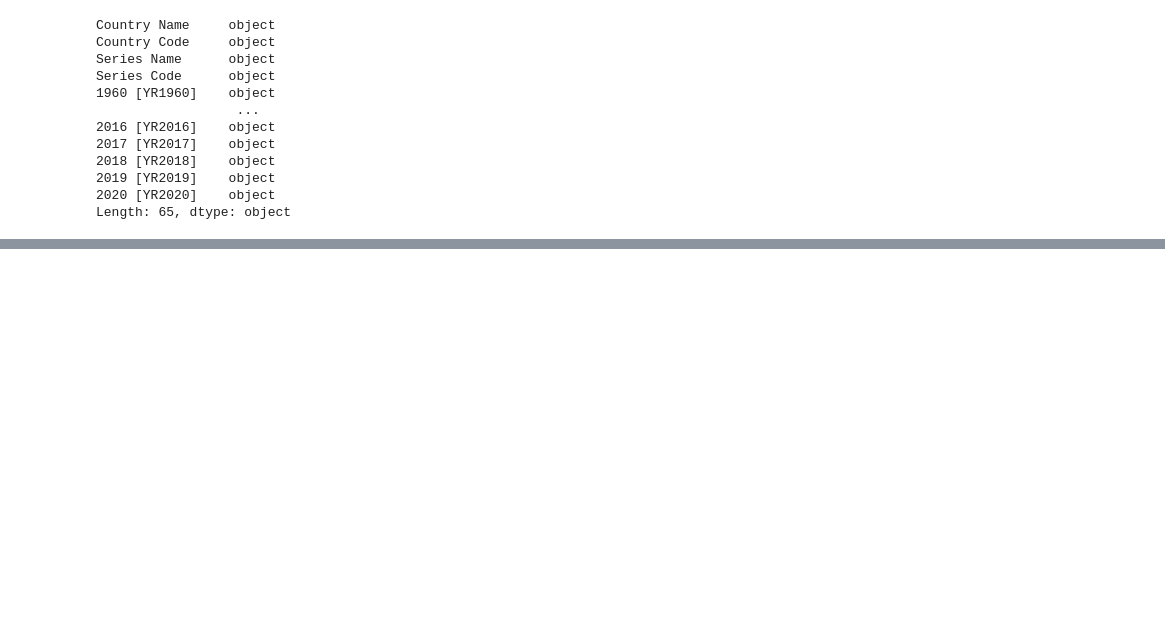
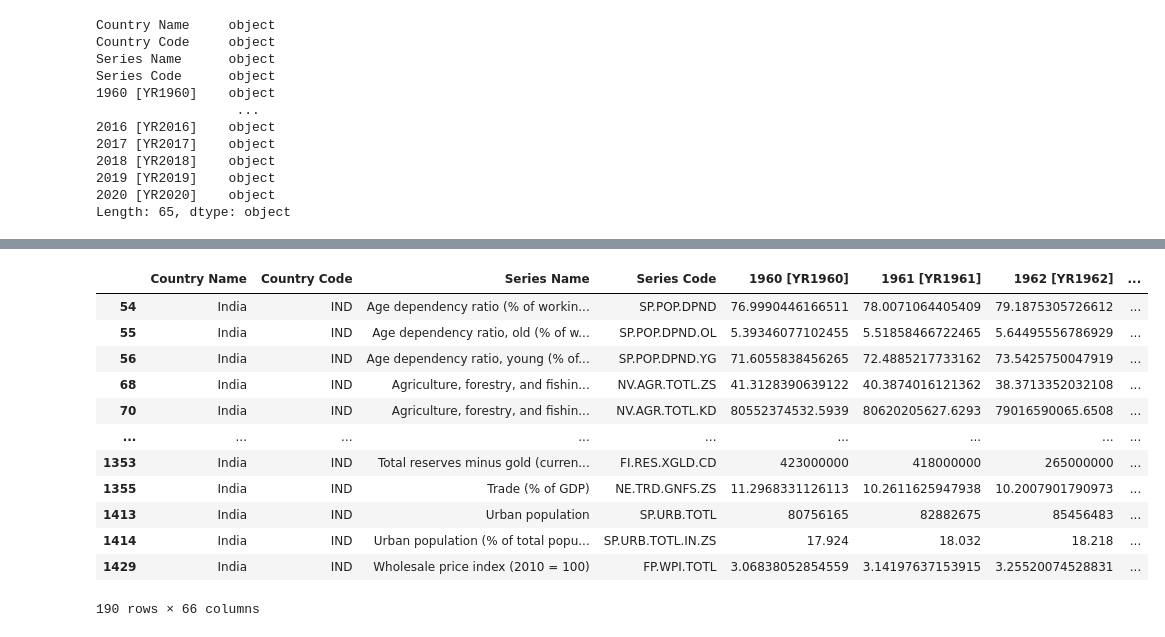
Before and after one commit to joshianirudh/DataAnalyticsProject, a Jupyter notebook: Overview.ipynb, the cells around one changed output, grey strips where cells are left out. Cells and saved outputs as stored; diff of their text form; code cells hidden in the pictures; blank space fills up the shorter version.

```diff
--- a/Overview.ipynb
+++ b/Overview.ipynb
@@ -138,0 +153,22 @@ for i in indicators:
+# %%
+num_of_year_cols = len(years)
+totalNones=new_df.iloc[:,4:].isnull().sum(axis=1)
+new_df["Total_Null_Values"]=totalNones
+no_null_df = new_df[new_df["Total_Null_Values"]<=0*num_of_year_cols] # contains no null values
+null_df = new_df[new_df["Total_Null_Values"]<=(2/3)*num_of_year_cols] # contains atleast 33% data
+# %%
+no_null_df
+# %% [output]
+|  | Country Name | Country Code | Series Name | Series Code | 1960 [YR1960] | 1961 [YR1961] | 1962 [YR1962] | ... |
+| 54 | India | IND | Age dependency ratio (% of workin... | SP.POP.DPND | 76.9990446166511 | 78.0071064405409 | 79.1875305726612 | ... |
+| 55 | India | IND | Age dependency ratio, old (% of w... | SP.POP.DPND.OL | 5.39346077102455 | 5.51858466722465 | 5.64495556786929 | ... |
+| 56 | India | IND | Age dependency ratio, young (% of... | SP.POP.DPND.YG | 71.6055838456265 | 72.4885217733162 | 73.5425750047919 | ... |
+| 68 | India | IND | Agriculture, forestry, and fishin... | NV.AGR.TOTL.ZS | 41.3128390639122 | 40.3874016121362 | 38.3713352032108 | ... |
+| 70 | India | IND | Agriculture, forestry, and fishin... | NV.AGR.TOTL.KD | 80552374532.5939 | 80620205627.6293 | 79016590065.6508 | ... |
+| ... | ... | ... | ... | ... | ... | ... | ... | ... |
+| 1353 | India | IND | Total reserves minus gold (curren... | FI.RES.XGLD.CD | 423000000 | 418000000 | 265000000 | ... |
+| 1355 | India | IND | Trade (% of GDP) | NE.TRD.GNFS.ZS | 11.2968331126113 | 10.2611625947938 | 10.2007901790973 | ... |
+| 1413 | India | IND | Urban population | SP.URB.TOTL | 80756165 | 82882675 | 85456483 | ... |
+| 1414 | India | IND | Urban population (% of total popu... | SP.URB.TOTL.IN.ZS | 17.924 | 18.032 | 18.218 | ... |
+| 1429 | India | IND | Wholesale price index (2010 = 100) | FP.WPI.TOTL | 3.06838052854559 | 3.14197637153915 | 3.25520074528831 | ... |
+190 rows × 66 columns
```
Also changed, not shown: parts of 20 cells of this notebook.
